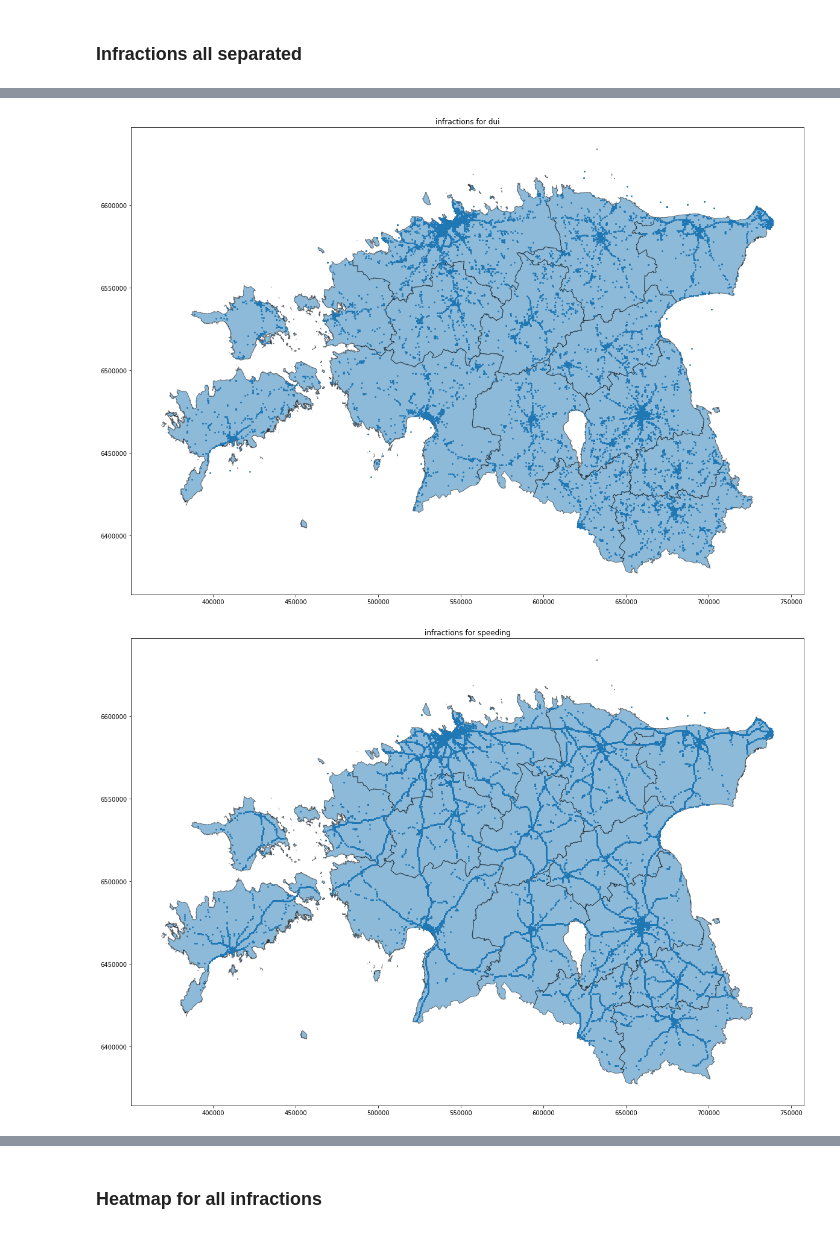
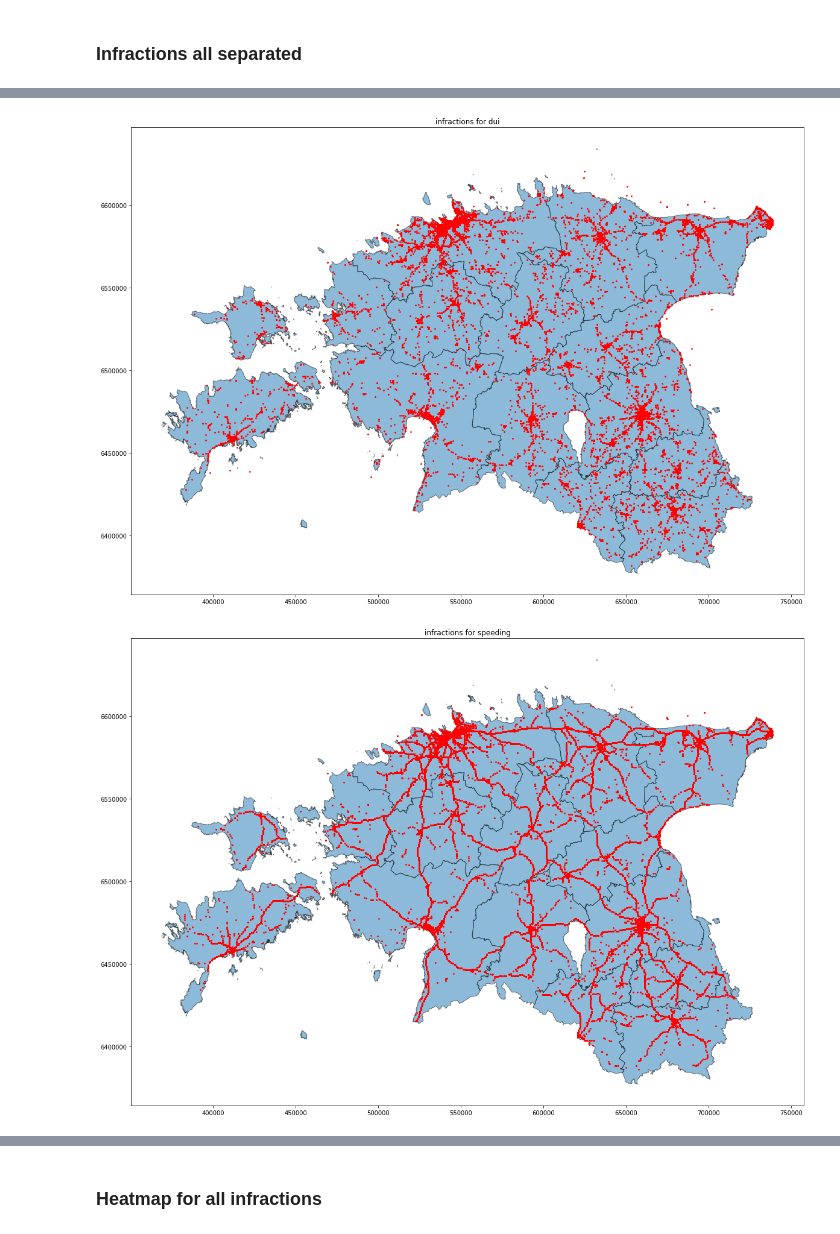
Before and after one commit to snemvalts/ids2019-m16-traffic-violations, a Jupyter notebook: notebooks/Data visualization.ipynb, the cells around one changed output, grey strips where cells are left out. Drawn from its saved outputs; the diff is of its cells as text; code cells hidden in the pictures.

```diff
--- a/notebooks/Data visualization.ipynb
+++ b/notebooks/Data visualization.ipynb
@@ -57,6 +57,6 @@ plt.savefig('../images/estonia_infractions.png', bbox_inches='tight')
 for i in gdf['infraction'].unique():
     ax_infraction = estonia.plot(figsize=(20,20), alpha=0.5, edgecolor='k')
     ax_infraction.set_title('infractions for '+i)
-    gdf[gdf['infraction'] == i].plot(ax=ax_infraction, legend=True, markersize=3)
+    gdf[gdf['infraction'] == i].plot(ax=ax_infraction, legend=True, markersize=3, color='r')
     plt.savefig('../images/estonia_'+i+'_infractions.png', bbox_inches='tight')
 # %% [output]
@@ -64,2 +64,2 @@ for i in gdf['infraction'].unique():
-[figure, old version]
+[figure, new version]
-[figure, old version]
+[figure, new version]
```
Also changed, not shown: parts of 1 cell of this notebook, 10 other files.
